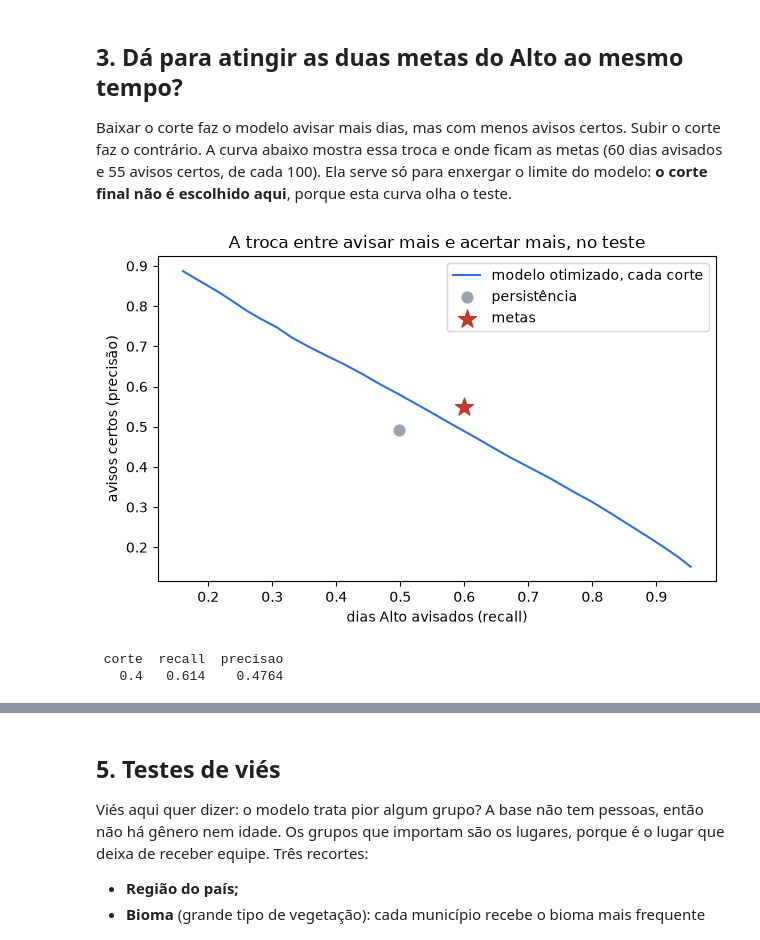
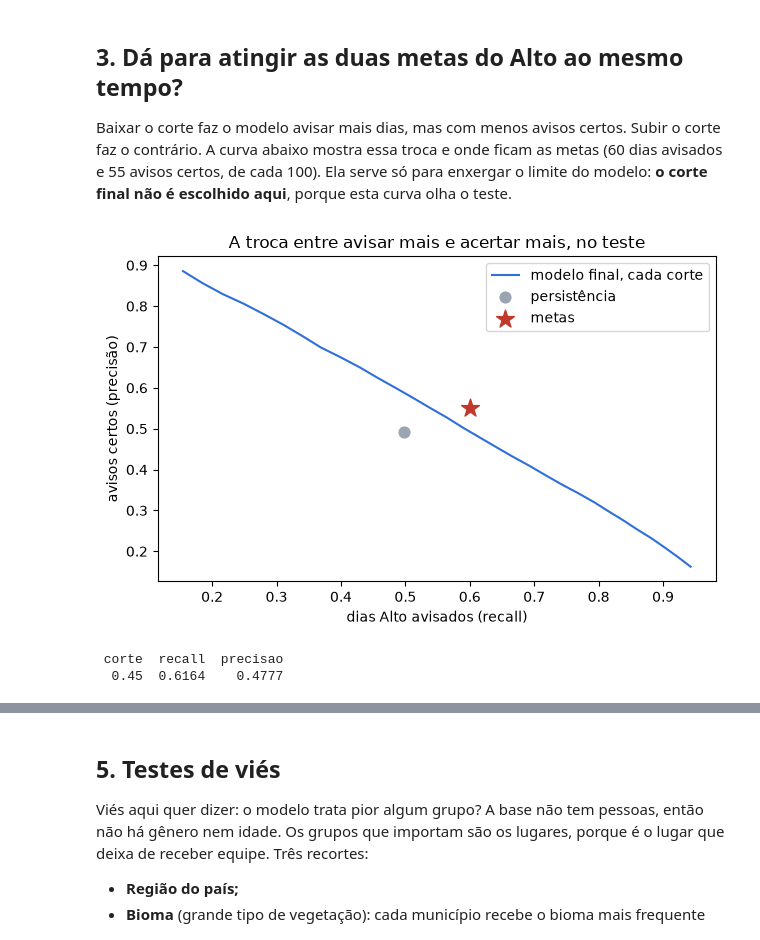
Before and after one commit to heliogil/risco-incendio-municipio, a Jupyter notebook: 03_otimizacao_ia_responsavel.ipynb, the cells around one changed output, grey strips where cells are left out. Saved outputs shown, nothing was run; the diff lists cells and outputs as text; code cells hidden in the pictures.

```diff
--- a/03_otimizacao_ia_responsavel.ipynb
+++ b/03_otimizacao_ia_responsavel.ipynb
@@ -188,19 +259,15 @@ Corte por faixa: 1 (menores): 0,35 | 2: 0,45 | 3: 0,40 | 4: 0,45 | 5 (maiores):
 # %%
 opcoes = {'Persistência': (persistencia_te, None),
-          'LightGBM sem ajustes': (pm.decidir(prob_te_e2, corte_alto_e2, corte_medio_e2), prob_te_e2),
-          'Otimizado, corte único': (prev_unico_te, prob_te),
-          'Otimizado, corte por faixa': (prev_faixa_te, prob_te)}
+          'LightGBM sem ajustes': (pm.decidir(prob_te_e2, corte_alto_e2, corte_medio_e2), prob_te_e2)}
+for nome in candidatos:
+    opcoes[nome] = (pm.decidir(prob_cand[nome][1], *cortes_cand[nome][:2]), prob_cand[nome][1])
+opcoes[f'{NOME_FINAL}, corte por faixa'] = (prev_faixa_te, prob_te)
 comparacao = pd.DataFrame({nome: pm.metricas(y_te, previsto, prob) for nome, (previsto, prob) in opcoes.items()}).T[
     ['acuracia', 'f1_macro', 'precisao_alto', 'recall_alto', 'f1_alto', 'f1_medio', 'auc_roc']].round(4)
 custos = [pm.custo_total(y_te_np, previsto) for previsto, _ in opcoes.values()]
 comparacao['custo (R$ milhões)'] = [round(total / 1e6, 1) for total, _, _ in custos]
 comparacao['avisos Alto'] = [avisos for _, avisos, _ in custos]
 comparacao['dias Alto sem aviso'] = [perdidos for _, _, perdidos in custos]
-logistica = pd.read_csv(RAIZ / 'resultados' / 'etapa2' / 'metricas_teste.csv', index_col=0).loc['Regressão logística'].to_dict()
-custo_logistica = pd.read_csv(RAIZ / 'resultados' / 'etapa2' / 'custo_em_reais.csv', index_col=0).loc['Regressão logística']
-logistica.update({'custo (R$ milhões)': custo_logistica['custo total (R$ milhões)'], 'avisos Alto': custo_logistica['avisos Alto'],
-                  'dias Alto sem aviso': custo_logistica['dias Alto sem aviso']})
-comparacao = pd.concat([comparacao.iloc[:1], pd.DataFrame([logistica], index=['Regressão logística da Etapa 2'])[comparacao.columns], comparacao.iloc[1:]])
 comparacao.to_csv(RESULTADOS / 'comparacao_teste.csv')
 comparacao
 # %% [output]
@@ -286,27 +346,27 @@ enxergar o limite do modelo: **o corte final não é escolhido aqui**, porque es
 # %%
 curva = []
 for corte in np.round(np.arange(0.10, 0.86, 0.025), 3):
     m = pm.metricas(y_te, pm.decidir(prob_te, corte, corte_medio))
     curva.append({'corte': corte, 'recall': m['recall_alto'], 'precisao': m['precisao_alto']})
 curva = pd.DataFrame(curva)
 curva.to_csv(RESULTADOS / 'troca_recall_precisao_teste.csv', index=False)
 
 fig, eixo = plt.subplots(figsize=(6.4, 4.2))
-eixo.plot(curva['recall'], curva['precisao'], color=AZUL, label='modelo otimizado, cada corte')
+eixo.plot(curva['recall'], curva['precisao'], color=AZUL, label='modelo final, cada corte')
 m_p = comparacao.loc['Persistência']
 eixo.scatter([m_p['recall_alto']], [m_p['precisao_alto']], color=CINZA, s=60, zorder=3, label='persistência')
 eixo.scatter([0.60], [0.55], color=VERMELHO, marker='*', s=180, zorder=3, label='metas')
 eixo.set_xlabel('dias Alto avisados (recall)')
 eixo.set_ylabel('avisos certos (precisão)')
 eixo.set_title('A troca entre avisar mais e acertar mais, no teste')
 eixo.legend()
 plt.tight_layout()
 plt.show()
 perto = curva[(curva['recall'] >= 0.60)].sort_values('precisao', ascending=False).head(1)
 print(perto.round(4).to_string(index=False))
 # %% [output]
-[figure, old version]
+[figure, new version]
  corte  recall  precisao
-   0.4   0.614    0.4764
+  0.45  0.6164    0.4777
 # %%
 mes_a_mes = []
```
Also changed, not shown: parts of 26 cells of this notebook, 38 other files.
